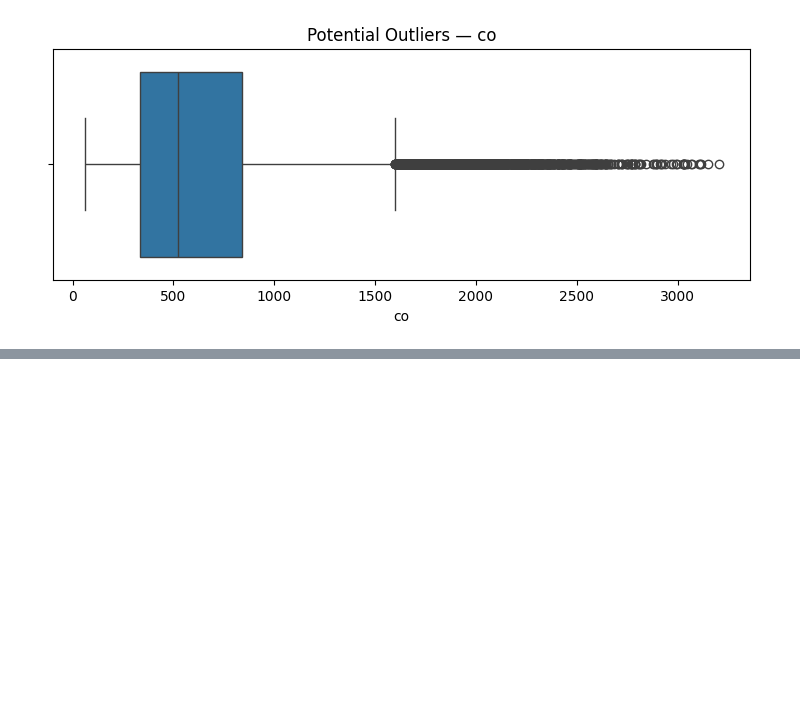
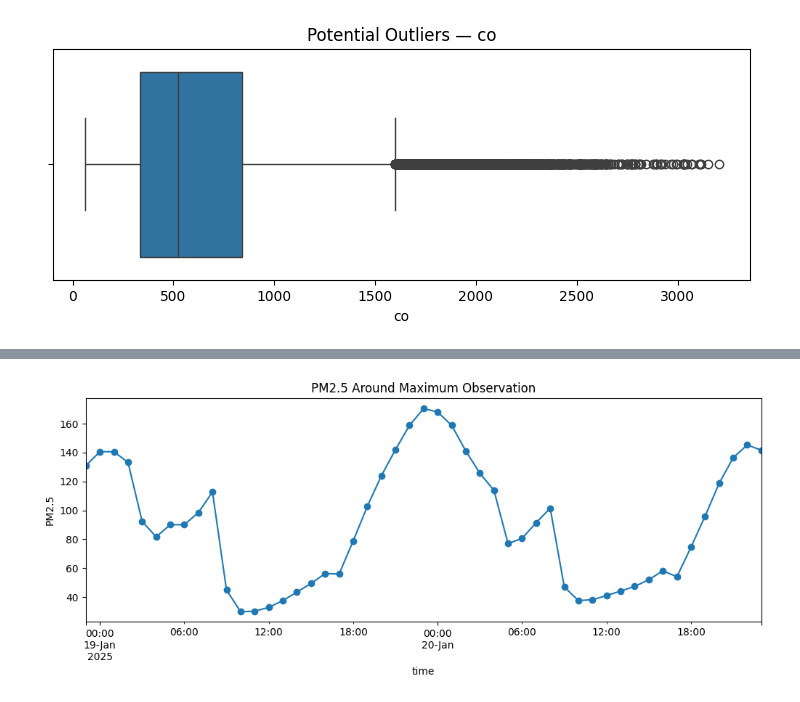
Before and after one commit to rubeshnpl13/Kathmandu-Air-Quality-Intelligence, a Jupyter notebook: notebooks/02_data_quality_cleaning.ipynb, the cells around one changed output, grey strips where cells are left out. Saved outputs shown, nothing was run; the diff lists cells and outputs as text; code cells hidden in the pictures; blank space fills up the shorter version.

```diff
--- a/notebooks/02_data_quality_cleaning.ipynb
+++ b/notebooks/02_data_quality_cleaning.ipynb
@@ -436,0 +555,16 @@ for pollutant in pollutants:
+# %%
+#PM2.5 around the maximum observation
+max_pm25_time = df['pm25'].idxmax()
+
+print(
+    "Maximum PM2.5 occurred:",
+    max_pm25_time
+)
+
+print(
+    "Maximum PM2.5:",
+    df.loc[
+        max_pm25_time,
+        'pm25'
+    ]
+)
@@ -436,0 +574,21 @@ for pollutant in pollutants:
+# %%
+window = df.loc[
+    max_pm25_time - pd.Timedelta(hours=24):
+    max_pm25_time + pd.Timedelta(hours=24),
+    'pm25'
+]
+
+window.plot(
+    figsize=(12, 4),
+    marker='o'
+)
+
+plt.title(
+    'PM2.5 Around Maximum Observation'
+)
+
+plt.ylabel('PM2.5')
+
+plt.show()
+# %% [output]
+[figure, added]
```
Also changed, not shown: parts of 24 cells of this notebook, 1 other file.
